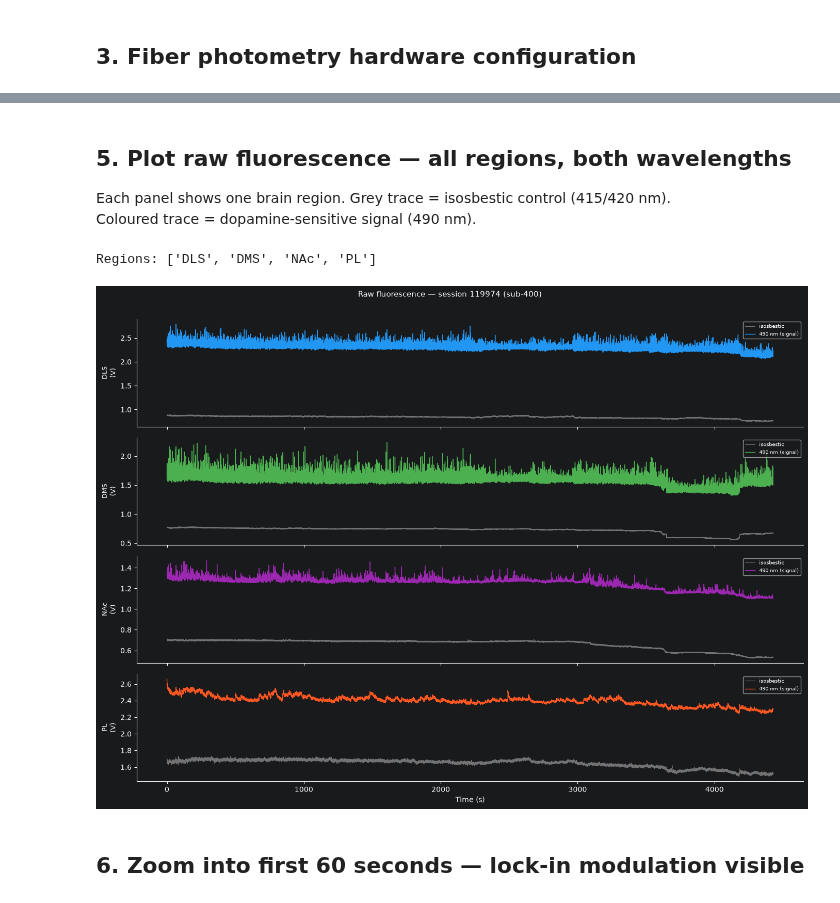
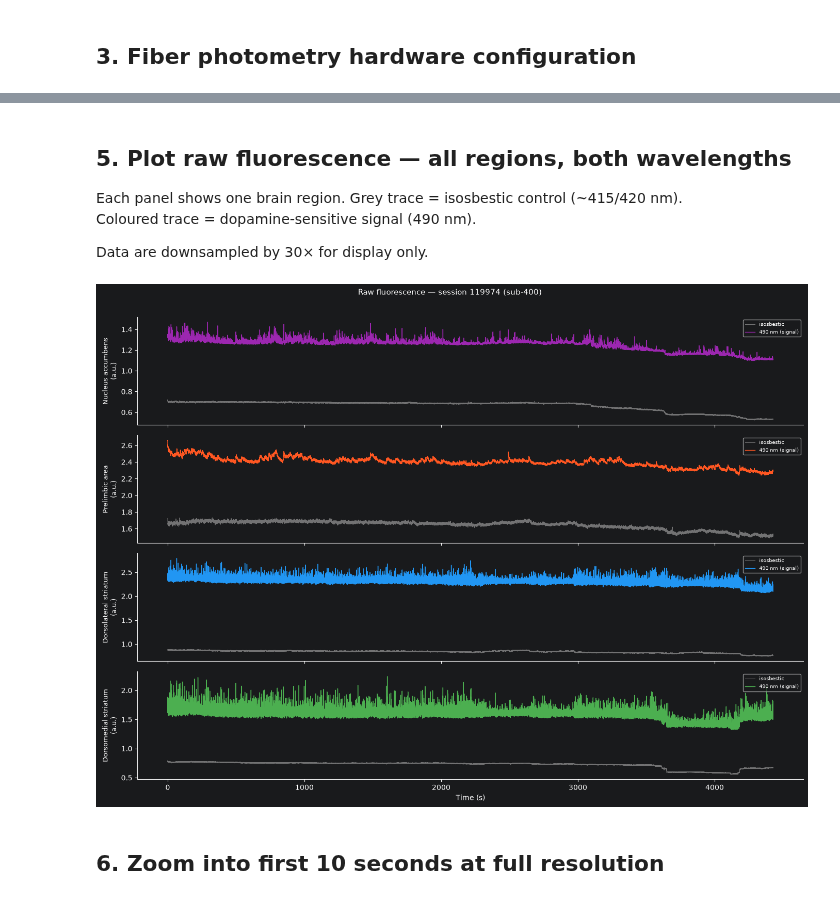
Before and after one commit to catalystneuro/hanks-lab-to-nwb, a Jupyter notebook: src/hanks_lab_to_nwb/tutorials/doric_fp_demo.ipynb, the cells around one changed output, grey strips where cells are left out. Drawn from its saved outputs; the diff is of its cells as text; code cells hidden in the pictures.

```diff
--- a/src/hanks_lab_to_nwb/tutorials/doric_fp_demo.ipynb
+++ b/src/hanks_lab_to_nwb/tutorials/doric_fp_demo.ipynb
@@ -228,67 +251,54 @@ Found 8 FiberPhotometryResponseSeries:
 # %% [markdown]
 ## 5. Plot raw fluorescence — all regions, both wavelengths
 
-Each panel shows one brain region.  Grey trace = isosbestic control (415/420 nm).
+Each panel shows one brain region.  Grey trace = isosbestic control (~415/420 nm).
 Coloured trace = dopamine-sensitive signal (490 nm).
+
+Data are downsampled by 30× for display only.
 # %%
 def series_timestamps(series, step=1):
-    """Return timestamps for a series stored as explicit array or rate+starting_time."""
+    """Return timestamps for a series stored as rate+starting_time or explicit array."""
     n = series.data.shape[0]
     if series.timestamps is not None:
         return series.timestamps[::step]
     start = series.starting_time if series.starting_time is not None else 0.0
     return start + np.arange(0, n, step) / series.rate
 
-# Extract unique regions from RawSignal series names.
-# Name format: FiberPhotometryResponseSeriesRawSignal{region}
-_RAW_PREFIX = "FiberPhotometryResponseSeriesRawSignal"
-regions = sorted({
-    name.removeprefix(_RAW_PREFIX)
-    for name in fp_series
-    if name.startswith(_RAW_PREFIX)
-})
-print("Regions:", regions)
+SIGNAL_COLOR = {
+    "Nucleus accumbens":    "#9C27B0",
+    "Dorsolateral striatum": "#2196F3",
+    "Dorsomedial striatum":  "#4CAF50",
+    "Prelimbic area":        "#FF5722",
+    "Tail of striatum":      "#FF9800",
+}
 
-SIGNAL_COLOR = {"DLS": "#2196F3", "DMS": "#4CAF50", "NAc": "#9C27B0",
-                "PL": "#FF5722", "TS": "#FF9800"}
+step = 30
+iso_ts = series_timestamps(iso_series, step=step)
+sig_ts = series_timestamps(sig_series, step=step)
 
 fig, axes = plt.subplots(len(regions), 1, figsize=(14, 2.5 * len(regions)), sharex=True)
 if len(regions) == 1:
     axes = [axes]
 
-for ax, region in zip(axes, regions):
+for col_idx, (ax, region) in enumerate(zip(axes, regions)):
     color = SIGNAL_COLOR.get(region, "steelblue")
-
-    sig_series = fp_series.get(f"FiberPhotometryResponseSeriesRawSignal{region}")
-    iso_series = fp_series.get(f"FiberPhotometryResponseSeriesIsosbesticControl{region}")
-
-    # Downsample for display: every 30th sample keeps the plot responsive
-    step = 30
-    for series, label, lcolor, lw, alpha in [
-        (iso_series, "isosbestic", "#999", 0.7, 0.7),
-        (sig_series, "490 nm (signal)", color, 1.0, 1.0),
-    ]:
-        if series is None:
-            continue
-        ts = series_timestamps(series, step=step)
-        data = series.data[::step]
-        ax.plot(ts, data, color=lcolor, lw=lw, alpha=alpha,
-                label=label, rasterized=True)
-
-    ax.set_ylabel(f"{region}\n(V)", fontsize=9)
+    ax.plot(iso_ts, iso_series.data[::step, col_idx],
+            color="#999", lw=0.7, alpha=0.7, label="isosbestic", rasterized=True)
+    ax.plot(sig_ts, sig_series.data[::step, col_idx],
+            color=color, lw=1.0, alpha=1.0, label="490 nm (signal)", rasterized=True)
+    ax.set_ylabel(f"{region}\n({iso_series.unit})", fontsize=9)
     ax.legend(loc="upper right", fontsize=7, framealpha=0.7)
     ax.spines[["top", "right"]].set_visible(False)
 
 axes[-1].set_xlabel("Time (s)")
 fig.suptitle(
     f"Raw fluorescence — session {nwb.session_id} (sub-{nwb.subject.subject_id})",
     y=1.01, fontsize=11,
 )
 plt.tight_layout()
 plt.show()
 # %% [output]
-Regions: ['DLS', 'DMS', 'NAc', 'PL']
-[figure, old version]
+[figure, new version]
 # %% [markdown]
-## 6. Zoom into first 60 seconds — lock-in modulation visible
+## 6. Zoom into first 10 seconds at full resolution
 # %%
```
Also changed, not shown: parts of 7 cells of this notebook.
